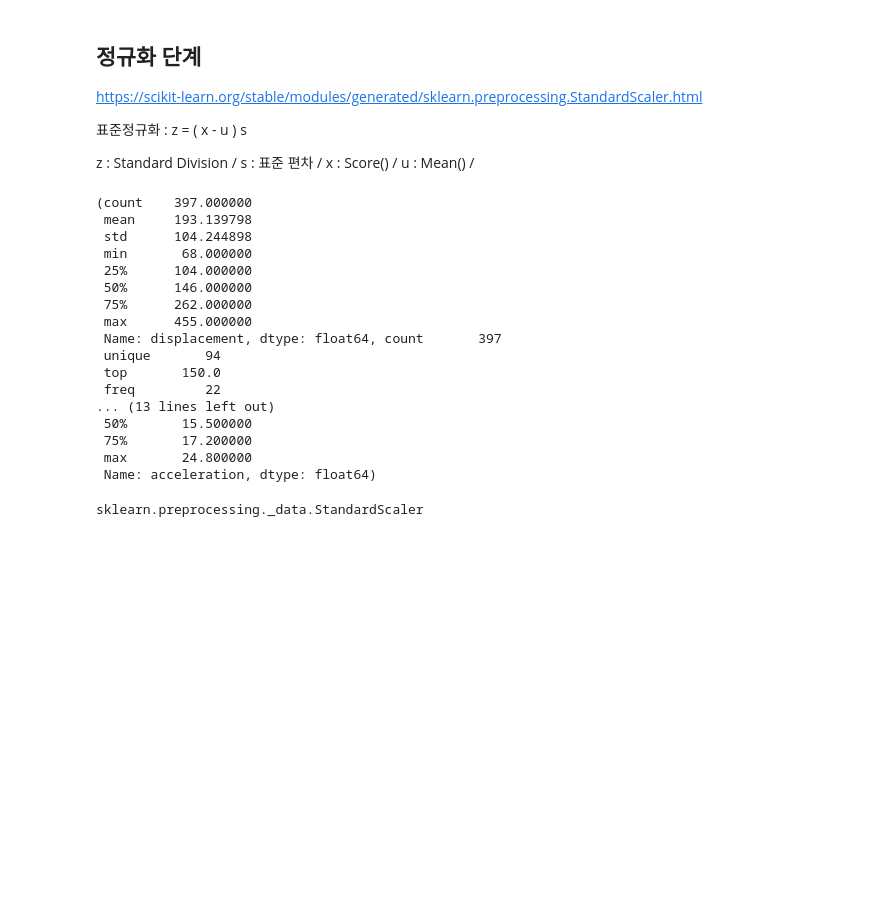
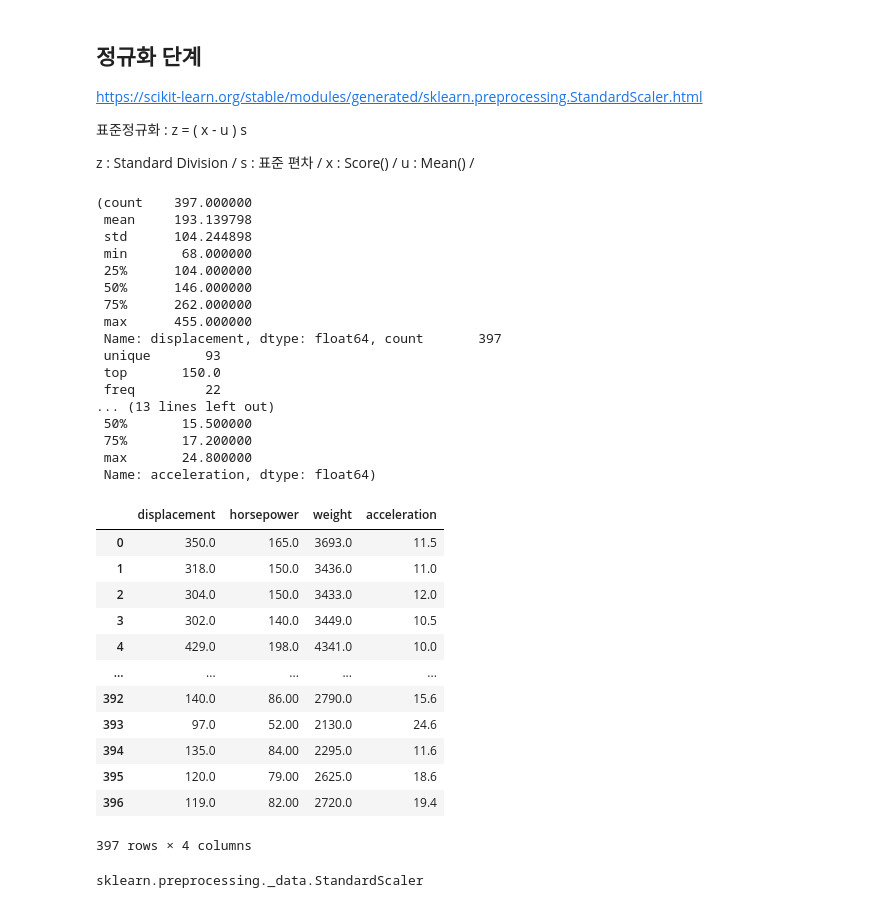
Before and after one commit to Ethan-Jeong/test_visuallization, a Jupyter notebook: autompg_linearregression.ipynb, the cells around one changed output. Drawn from its saved outputs; the diff is of its cells as text; code cells hidden in the pictures; blank space fills up the shorter version.

```diff
--- a/autompg_linearregression.ipynb
+++ b/autompg_linearregression.ipynb
@@ -118,4 +114,4 @@ pandas.core.series.Series
 # %%
-
-df_horsepower = df['horsepower'].astype('float') # 데이터 형 변경
+df_horsepower.unique()
+# df_horsepower = df['horsepower'].astype('float') # 데이터 형 변경
 # %% [output]
@@ -178,7 +312,7 @@ df['displacement'].describe() , df['horsepower'].describe() , df['weight'].descr
  75%      262.000000
  max      455.000000
  Name: displacement, dtype: float64, count       397
- unique       94
+ unique       93
  top       150.0
  freq         22
 ... (13 lines left out)
@@ -188,8 +322,23 @@ df['displacement'].describe() , df['horsepower'].describe() , df['weight'].descr
  Name: acceleration, dtype: float64)
 # %%
 Y = df['mpg']
-X_continus = df[['displacement' , 'weight' , 'acceleration']]
+X_continus = df[['displacement' ,'horsepower', 'weight' , 'acceleration']]
 X_category = df[['model year', 'cylinders' , 'origin']]
+X_continus
+# %% [output]
+|  | displacement | horsepower | weight | acceleration |
+| 0 | 350.0 | 165.0 | 3693.0 | 11.5 |
+| 1 | 318.0 | 150.0 | 3436.0 | 11.0 |
+| 2 | 304.0 | 150.0 | 3433.0 | 12.0 |
+| 3 | 302.0 | 140.0 | 3449.0 | 10.5 |
+| 4 | 429.0 | 198.0 | 4341.0 | 10.0 |
+| ... | ... | ... | ... | ... |
+| 392 | 140.0 | 86.00 | 2790.0 | 15.6 |
+| 393 | 97.0 | 52.00 | 2130.0 | 24.6 |
+| 394 | 135.0 | 84.00 | 2295.0 | 11.6 |
+| 395 | 120.0 | 79.00 | 2625.0 | 18.6 |
+| 396 | 119.0 | 82.00 | 2720.0 | 19.4 |
+397 rows × 4 columns
 # %%
 from sklearn import preprocessing
 # %%
```
Also changed, not shown: parts of 27 cells of this notebook.
